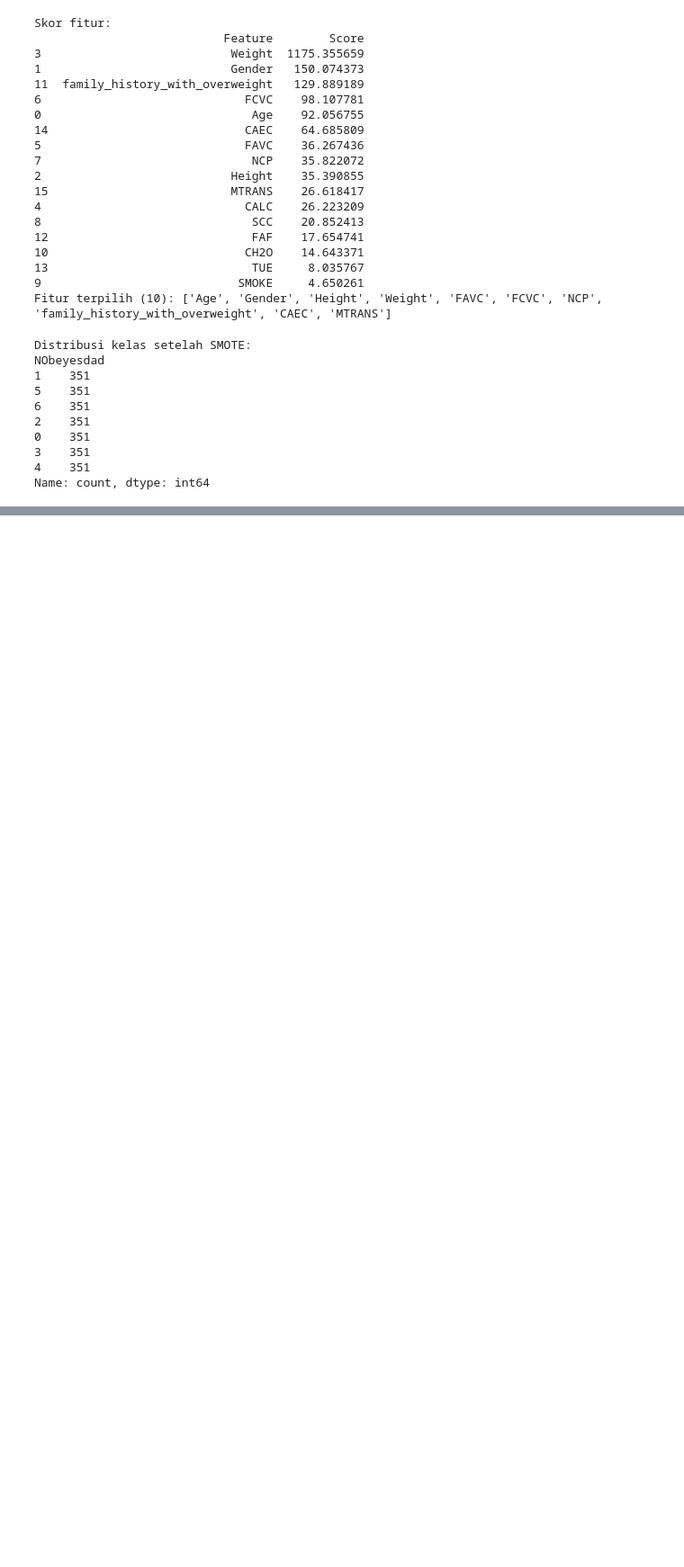
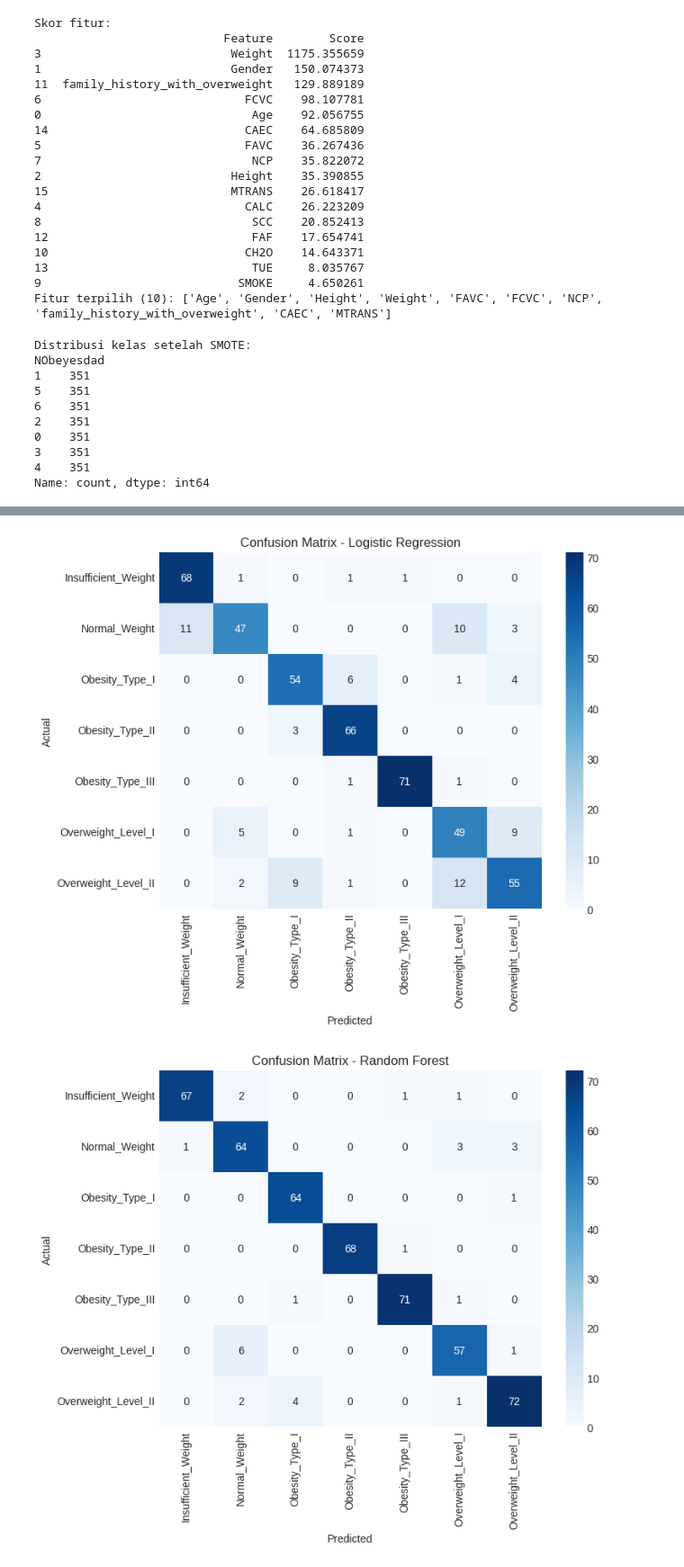
Before and after one commit to Daffa-afaf/Capstone-Bengkod, a Jupyter notebook: Capstone1.ipynb, the cells around one changed output, grey strips where cells are left out. Shown at 90% size. Saved outputs shown, nothing was run; the diff lists cells and outputs as text; code cells hidden in the pictures; blank space fills up the shorter version.

```diff
--- a/Capstone1.ipynb
+++ b/Capstone1.ipynb
@@ -555,0 +581,31 @@ df_preprocessed['NObeyesdad'] = y_balanced
+# %%
+# Melatih dan mengevaluasi model
+for name, model in models.items():
+    # Latih model
+    model.fit(X_train, y_train)
+    y_pred = model.predict(X_test)
+
+    # Hitung metrik
+    results['Model'].append(name)
+    results['Accuracy'].append(accuracy_score(y_test, y_pred))
+    results['Precision'].append(precision_score(y_test, y_pred, average='weighted'))
+    results['Recall'].append(recall_score(y_test, y_pred, average='weighted'))
+    results['F1-Score'].append(f1_score(y_test, y_pred, average='weighted'))
+
+    # Confusion Matrix
+    cm = confusion_matrix(y_test, y_pred)
+    plt.figure(figsize=(8, 6))
+    sns.heatmap(cm, annot=True, fmt='d', cmap='Blues',
+                xticklabels=le_target.classes_, yticklabels=le_target.classes_)
+    plt.title(f'Confusion Matrix - {name}')
+    plt.xlabel('Predicted')
+    plt.ylabel('Actual')
+    plt.show()
+
+# Tampilkan hasil evaluasi
+results_df = pd.DataFrame(results)
+print("Hasil Evaluasi Model:")
+print(results_df)
+# %% [output]
+[figure, added]
+[figure, added]
```
Also changed, not shown: parts of 6 cells of this notebook.
